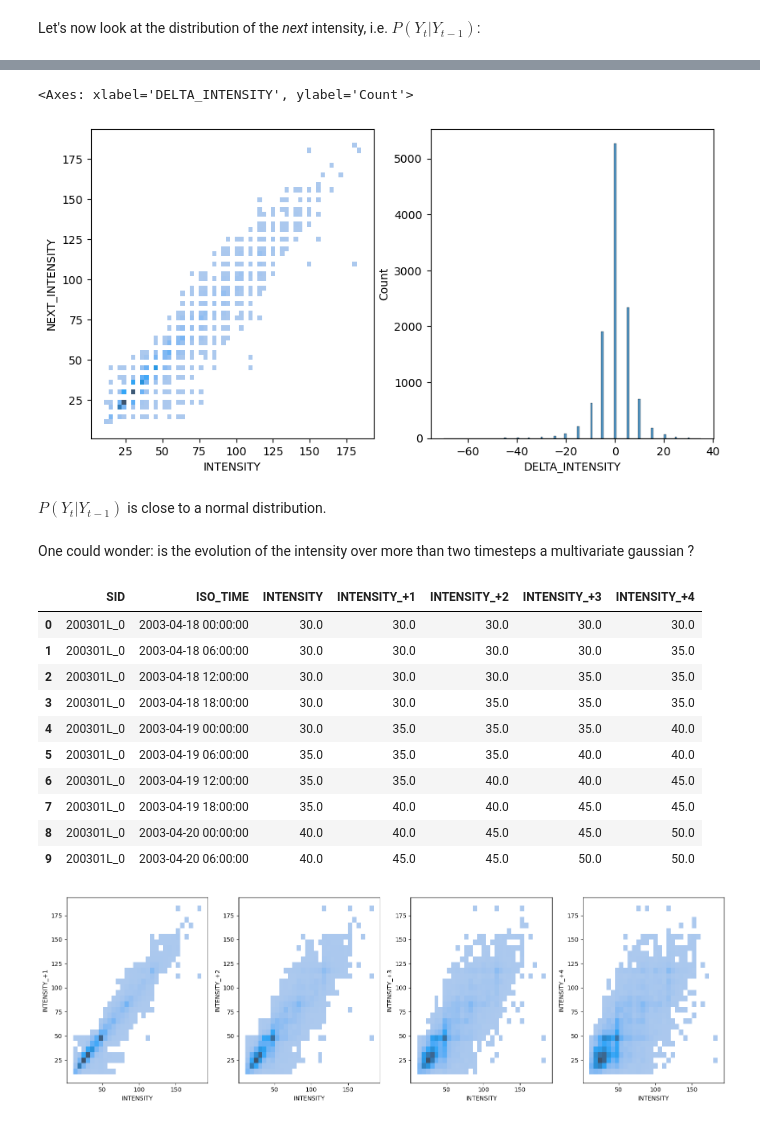
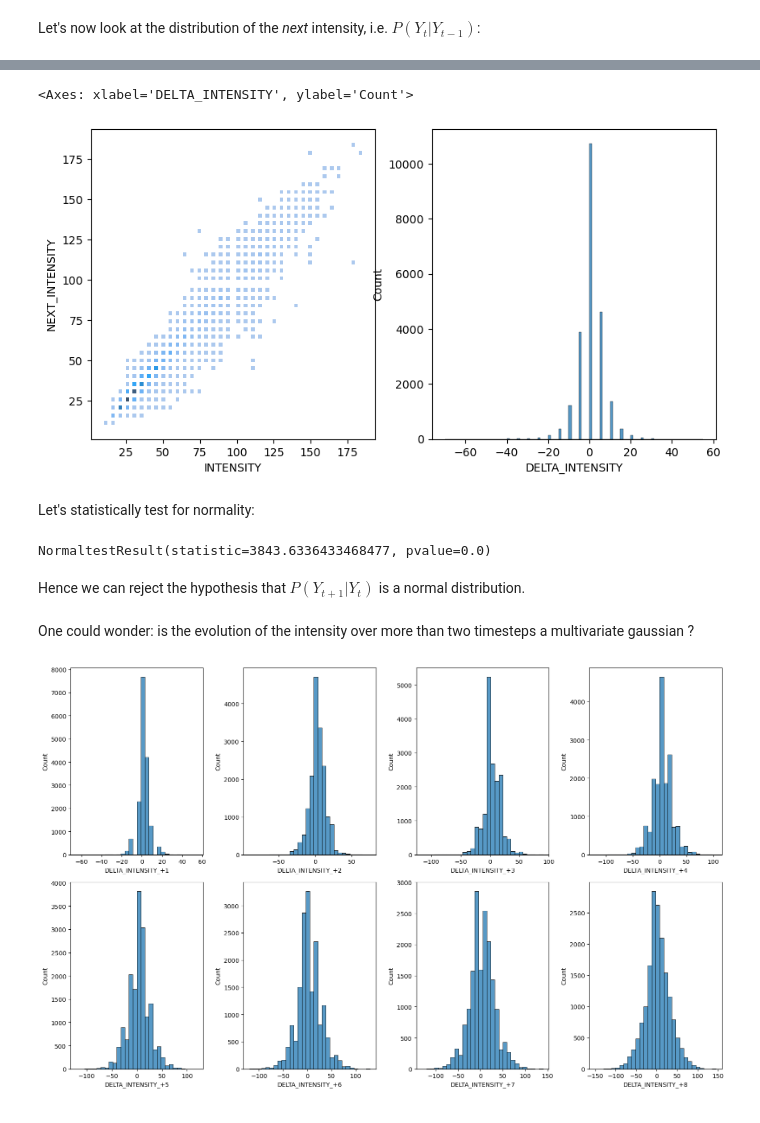
Before and after one commit to dauvillc/tc_probabilistic_forecasting, a Jupyter notebook: notebooks/explore_tcir.ipynb, the cells around one changed output, grey strips where cells are left out. Saved outputs shown, nothing was run; the diff lists cells and outputs as text; code cells hidden in the pictures.

Commit message:
Normality test for intensity change

```diff
--- a/notebooks/explore_tcir.ipynb
+++ b/notebooks/explore_tcir.ipynb
@@ -154,7 +129,7 @@ AndersonResult(statistic=148.7707826187634, critical_values=array([0.342, 0.472,
 # %% [markdown]
 Let's now look at the distribution of the *next* intensity, i.e. $P(Y_t|Y_{t-1})$:
 # %%
-tcir_info['NEXT_INTENSITY'] = tcir_info['INTENSITY'].shift(-1)
-tcir_info['DELTA_INTENSITY'] = (tcir_info['NEXT_INTENSITY'] - tcir_info['INTENSITY']).dropna(axis='rows')
+tcir_info['NEXT_INTENSITY'] = tcir_info.groupby('SID')['INTENSITY'].shift(-1)
+tcir_info['DELTA_INTENSITY'] = (tcir_info['NEXT_INTENSITY'] - tcir_info['INTENSITY'])
 tcir_info.head(10)
 # %% [output]
@@ -172,35 +147,30 @@ tcir_info.head(10)
 # %%
 fig, axes = plt.subplots(nrows=1, ncols=2, figsize=(10, 5))
 sns.histplot(tcir_info, x='INTENSITY', y='NEXT_INTENSITY', ax=axes[0])
-sns.histplot(tcir_info, x='DELTA_INTENSITY', ax=axes[1])
+sns.histplot(tcir_info, x='DELTA_INTENSITY', ax=axes[1], bins=100)
 # %% [output]
 <Axes: xlabel='DELTA_INTENSITY', ylabel='Count'>
-[figure, old version]
+[figure, new version]
 # %% [markdown]
-$P(Y_t | Y_{t-1})$ is close to a normal distribution.
+Let's statistically test for normality:
+# %%
+ntest_res = ss.normaltest(tcir_info['DELTA_INTENSITY'].dropna().values)
+ntest_res
+# %% [output]
+NormaltestResult(statistic=3843.6336433468477, pvalue=0.0)
+# %% [markdown]
+Hence we can reject the hypothesis that $P(Y_{t+1}|Y_t)$ is a normal distribution.
 # %% [markdown]
 One could wonder: is the evolution of the intensity over more than two timesteps a multivariate gaussian ?
 # %%
 vmax_evol_df = tcir_info[['SID', 'ISO_TIME', 'INTENSITY']].copy()
-for i in range(1, 5):
-    vmax_evol_df[f'INTENSITY_+{i}'] = vmax_evol_df['INTENSITY'].shift(-i)
+for i in range(1, 9):
+    vmax_evol_df[f'INTENSITY_+{i}'] = vmax_evol_df.groupby('SID')['INTENSITY'].shift(-i)
+    vmax_evol_df[f'DELTA_INTENSITY_+{i}'] = vmax_evol_df[f'INTENSITY_+{i}'] - vmax_evol_df['INTENSITY']
 vmax_evol_df = vmax_evol_df.dropna(axis='rows')
-vmax_evol_df.head(10)
-# %% [output]
-|  | SID | ISO_TIME | INTENSITY | INTENSITY_+1 | INTENSITY_+2 | INTENSITY_+3 | INTENSITY_+4 |
-| 0 | 200301L_0 | 2003-04-18 00:00:00 | 30.0 | 30.0 | 30.0 | 30.0 | 30.0 |
-| 1 | 200301L_0 | 2003-04-18 06:00:00 | 30.0 | 30.0 | 30.0 | 30.0 | 35.0 |
-| 2 | 200301L_0 | 2003-04-18 12:00:00 | 30.0 | 30.0 | 30.0 | 35.0 | 35.0 |
-| 3 | 200301L_0 | 2003-04-18 18:00:00 | 30.0 | 30.0 | 35.0 | 35.0 | 35.0 |
-| 4 | 200301L_0 | 2003-04-19 00:00:00 | 30.0 | 35.0 | 35.0 | 35.0 | 40.0 |
-| 5 | 200301L_0 | 2003-04-19 06:00:00 | 35.0 | 35.0 | 35.0 | 40.0 | 40.0 |
-| 6 | 200301L_0 | 2003-04-19 12:00:00 | 35.0 | 35.0 | 40.0 | 40.0 | 45.0 |
-| 7 | 200301L_0 | 2003-04-19 18:00:00 | 35.0 | 40.0 | 40.0 | 45.0 | 45.0 |
-| 8 | 200301L_0 | 2003-04-20 00:00:00 | 40.0 | 40.0 | 45.0 | 45.0 | 50.0 |
-| 9 | 200301L_0 | 2003-04-20 06:00:00 | 40.0 | 45.0 | 45.0 | 50.0 | 50.0 |
 # %%
-fig, axes = plt.subplots(nrows=1, ncols=4, figsize=(16, 5), tight_layout=True)
-for i in range(1, 5):
-    sns.histplot(vmax_evol_df, x='INTENSITY', y=f'INTENSITY_+{i}', ax=axes[i-1], bins=30)
+fig, axes = plt.subplots(nrows=2, ncols=4, figsize=(16, 10), tight_layout=True)
+for i, ax in enumerate(axes.flatten()):
+    sns.histplot(vmax_evol_df, x=f'DELTA_INTENSITY_+{i+1}', ax=ax, bins=30)
 # %% [output]
-[figure, old version]
+[figure, new version]
```
Also changed, not shown: parts of 13 cells of this notebook.
